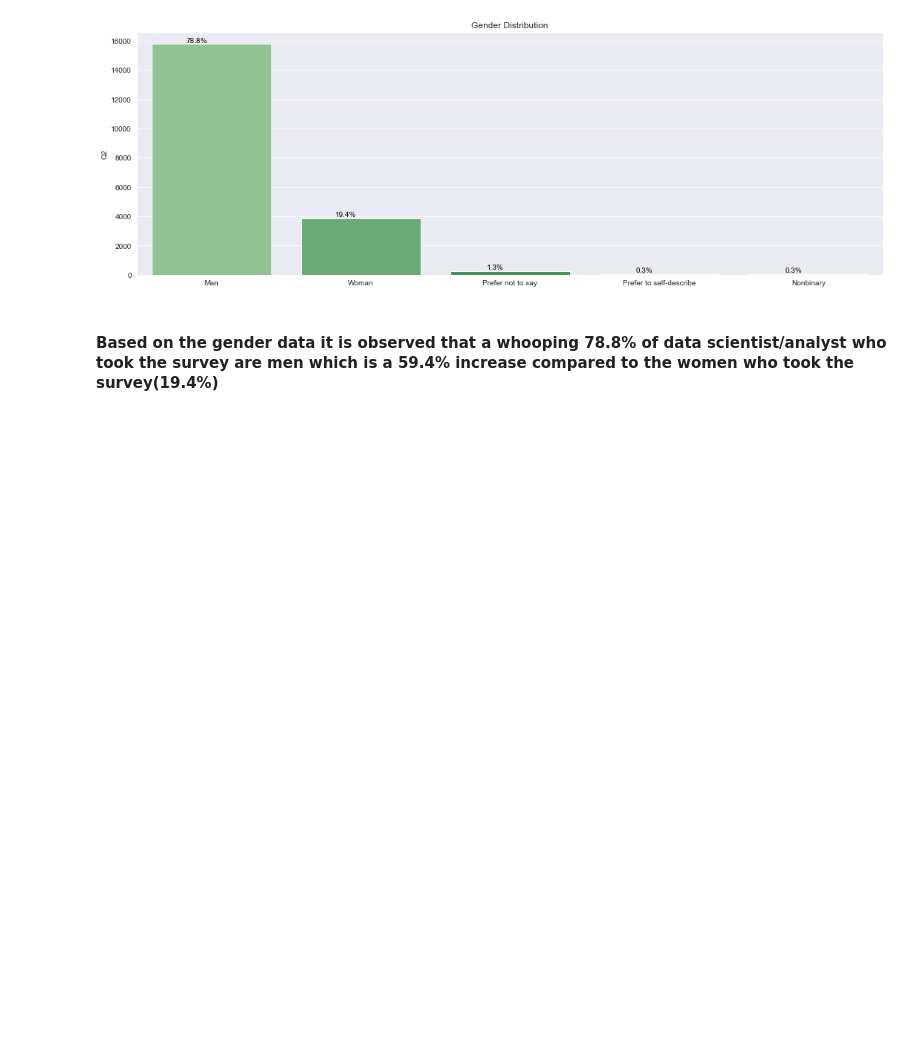
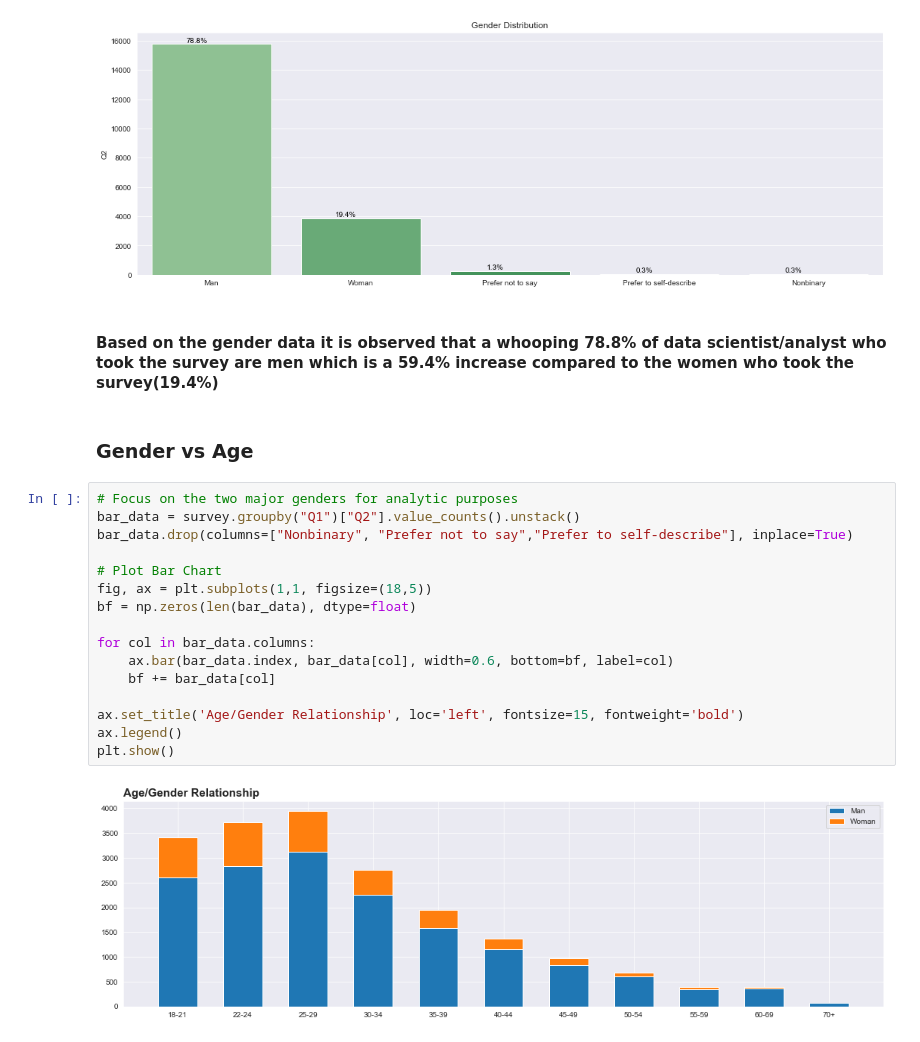
Before and after one commit to Parpiechulla/-66DaysOfData, a Jupyter notebook: Data Science Survey EDA.ipynb, the cells around one changed output. Cells and saved outputs as stored; diff of their text form; blank space fills up the shorter version.

```diff
--- a/Data Science Survey EDA.ipynb
+++ b/Data Science Survey EDA.ipynb
@@ -41,3 +42,23 @@ for p in graph.patches:
 [figure]
 # %% [markdown]
 #### Based on the gender data it is observed that a whooping 78.8% of data scientist/analyst who took the survey are men which is a 59.4% increase compared to the women who took the survey(19.4%)
+# %% [markdown]
+### Gender vs Age
+# %%
+# Focus on the two major genders for analytic purposes
+bar_data = survey.groupby("Q1")["Q2"].value_counts().unstack()
+bar_data.drop(columns=["Nonbinary", "Prefer not to say","Prefer to self-describe"], inplace=True)
+
+# Plot Bar Chart
+fig, ax = plt.subplots(1,1, figsize=(18,5))
+bf = np.zeros(len(bar_data), dtype=float)
+
+for col in bar_data.columns:
+    ax.bar(bar_data.index, bar_data[col], width=0.6, bottom=bf, label=col)
+    bf += bar_data[col]
+
+ax.set_title('Age/Gender Relationship', loc='left', fontsize=15, fontweight='bold')
+ax.legend()
+plt.show()
+# %% [output]
+[figure, added]
```
Also changed, not shown: parts of 6 cells of this notebook.
